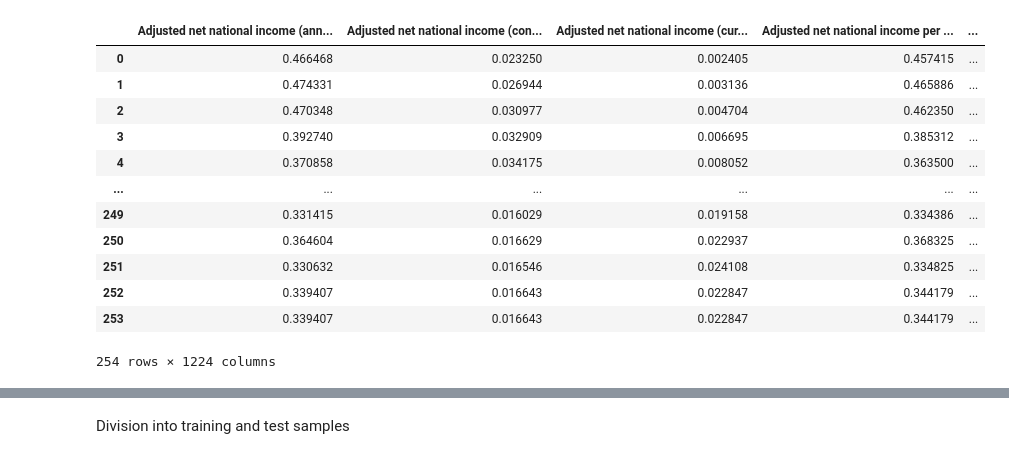
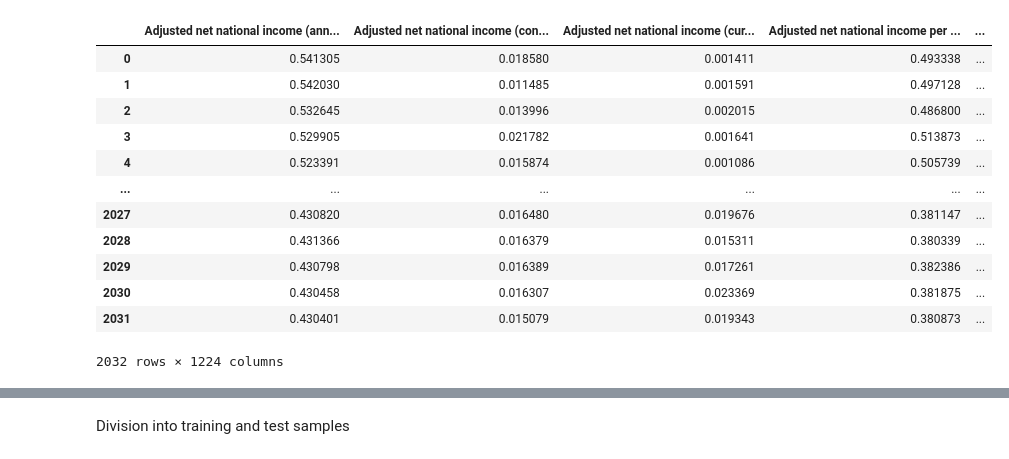
Before and after one commit to DaniilAlenushkin/predicting_a_country_economic_potential, a Jupyter notebook: regression_models.ipynb, the cells around one changed output, grey strips where cells are left out. Drawn from its saved outputs; the diff is of its cells as text; code cells hidden in the pictures.

```diff
--- a/regression_models.ipynb
+++ b/regression_models.ipynb
@@ -9,18 +10,18 @@ from sklearn.ensemble import RandomForestRegressor
 # %%
-cleared_data = pd.read_excel(r'dataset/cleared_dataset/BRICS_all_areas_cleared_dataset.xlsx')
-cleared_data = cleared_data.iloc[:, 1:]
-cleared_data
+cleared_data_all = pd.read_excel(r'dataset/cleared_dataset/BRICS_all_areas_cleared_dataset.xlsx')
+cleared_data_all = cleared_data_all.iloc[:, 1:]
+cleared_data_all
 # %% [output]
 |  | Adjusted net national income (ann... | Adjusted net national income (con... | Adjusted net national income (cur... | Adjusted net national income per ... | ... |
-| 0 | 0.466468 | 0.023250 | 0.002405 | 0.457415 | ... |
-| 1 | 0.474331 | 0.026944 | 0.003136 | 0.465886 | ... |
-| 2 | 0.470348 | 0.030977 | 0.004704 | 0.462350 | ... |
-| 3 | 0.392740 | 0.032909 | 0.006695 | 0.385312 | ... |
-| 4 | 0.370858 | 0.034175 | 0.008052 | 0.363500 | ... |
+| 0 | 0.541305 | 0.018580 | 0.001411 | 0.493338 | ... |
+| 1 | 0.542030 | 0.011485 | 0.001591 | 0.497128 | ... |
+| 2 | 0.532645 | 0.013996 | 0.002015 | 0.486800 | ... |
+| 3 | 0.529905 | 0.021782 | 0.001641 | 0.513873 | ... |
+| 4 | 0.523391 | 0.015874 | 0.001086 | 0.505739 | ... |
 | ... | ... | ... | ... | ... | ... |
-| 249 | 0.331415 | 0.016029 | 0.019158 | 0.334386 | ... |
-| 250 | 0.364604 | 0.016629 | 0.022937 | 0.368325 | ... |
-| 251 | 0.330632 | 0.016546 | 0.024108 | 0.334825 | ... |
-| 252 | 0.339407 | 0.016643 | 0.022847 | 0.344179 | ... |
-| 253 | 0.339407 | 0.016643 | 0.022847 | 0.344179 | ... |
+| 2027 | 0.430820 | 0.016480 | 0.019676 | 0.381147 | ... |
+| 2028 | 0.431366 | 0.016379 | 0.015311 | 0.380339 | ... |
+| 2029 | 0.430798 | 0.016389 | 0.017261 | 0.382386 | ... |
+| 2030 | 0.430458 | 0.016307 | 0.023369 | 0.381875 | ... |
+| 2031 | 0.430401 | 0.015079 | 0.019343 | 0.380873 | ... |
-254 rows × 1224 columns
+2032 rows × 1224 columns
```
Also changed, not shown: parts of 12 cells of this notebook, 5 other files.
